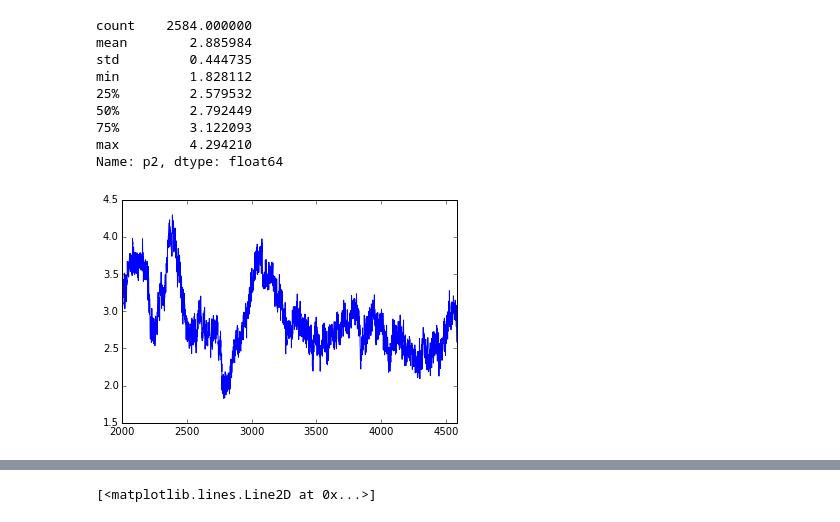
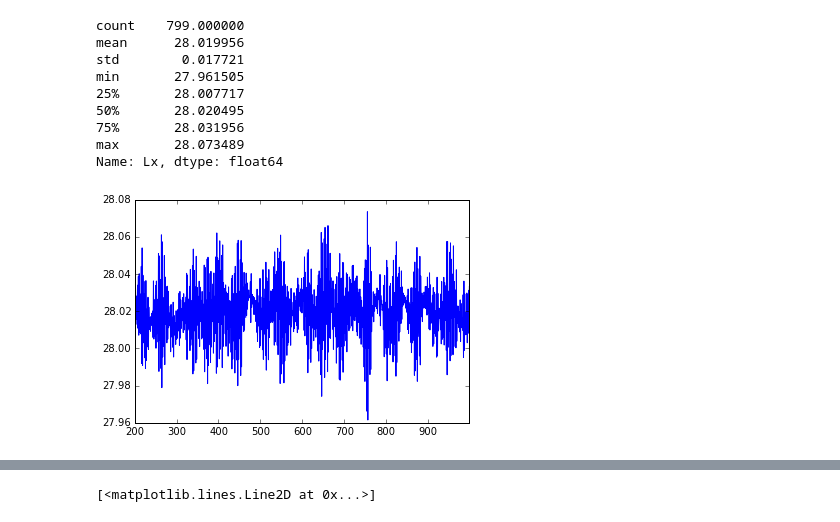
Before and after one commit to lmpizarro/atomistic_simulation, a Jupyter notebook: ASE/lammps/UZr/lammps_pd.ipynb, the cells around one changed output, grey strips where cells are left out. Cells and saved outputs as stored; diff of their text form; code cells hidden in the pictures.

Commit message:
lammps_pd.ipynb modificado para leer archivos de lammps sin procesar

```diff
--- a/ASE/lammps/UZr/lammps_pd.ipynb
+++ b/ASE/lammps/UZr/lammps_pd.ipynb
@@ -15,0 +58,36 @@ Index([u'Step', u'strain', u'Temp', u'p2', u'p3', u'p4', u'KinEng', u'PotEng',
+# %%
+info = []
+for d in dirs:
+   file_name = d + name
+   print file_name
+   data_file = lammps_file_dataframe(file_name)
+   count = data_file['Step'].count()
+   Nthermal = int(0.2 * count)
+
+   data_file["TotEng2"] = data_file["TotEng"] * data_file["TotEng"]
+
+   dE = data_file["TotEng2"][Nthermal:].mean() -\
+        data_file["TotEng"][Nthermal:].mean() * \
+        data_file["TotEng"][Nthermal:].mean()
+
+
+   dE = dE / (Kb*(Cant_atomos  ** 2))
+
+   if data_file["Temp"][Nthermal:].mean() > 290.0:
+        if data_file["Temp"][Nthermal:].mean() < 310.0:
+          dE = dE / (Kb*(2000  ** 2))
+
+
+   dE = dE / (Kb *(data_file["Temp"][Nthermal:].mean()) ** 2 )
+   #dE = dE + 0.59e-5 * data_file["Temp"][Nthermal:].mean() /2
+   #dE *= Na * 1.60218e-19
+   info.append({"Temp": data_file["Temp"][Nthermal:].mean(), \
+                "Lx":data_file["Lx"][Nthermal:].mean()/8, \
+                "Density":data_file["Density"][Nthermal:].mean(), \
+                "PotEng":data_file["PotEng"][Nthermal:].mean(), \
+                "TotEng":data_file["TotEng"][Nthermal:].mean(), \
+                "dE":dE, \
+                "Press":data_file["Press"][Nthermal:].mean()})
+
+results = pd.DataFrame(info)
+results
@@ -16 +135,3 @@ Index([u'Step', u'strain', u'Temp', u'p2', u'p3', u'p4', u'KinEng', u'PotEng',
+# %%
+data_file = lammps_file_dataframe(file_name, 1000, 53)
 # %%
@@ -41,22 +163,22 @@ print count
 # %%
 #Energia = data_file['KinEng'] + data_file['PotEng']
-temperatura = data_file['p2']
-N =2000
+temperatura = data_file['Lx']
+N =200
 
 temperatura_calculo = temperatura[N:]
 temperatura_calculo.plot()
 temperatura_calculo.describe()
 # %% [output]
-count    2584.000000
-mean        2.885984
-std         0.444735
-min         1.828112
-25%         2.579532
-50%         2.792449
-75%         3.122093
-max         4.294210
-Name: p2, dtype: float64
+count    799.000000
+mean      28.019956
+std        0.017721
+min       27.961505
+25%       28.007717
+50%       28.020495
+75%       28.031956
+max       28.073489
+Name: Lx, dtype: float64
-[figure, old version]
+[figure, new version]
 # %%
 Kb = 0.000086173324
 T = 300
```
Also changed, not shown: parts of 12 cells of this notebook.
